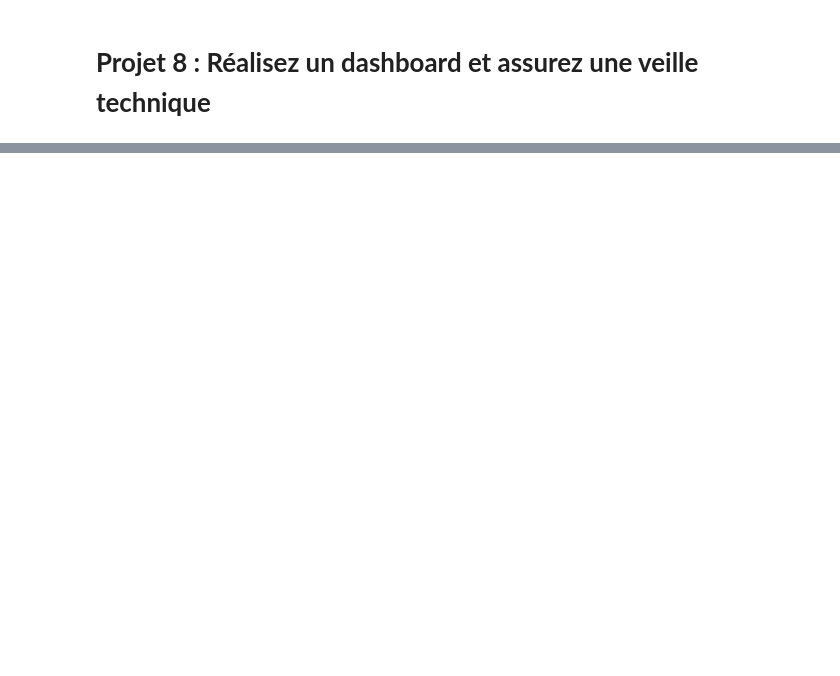
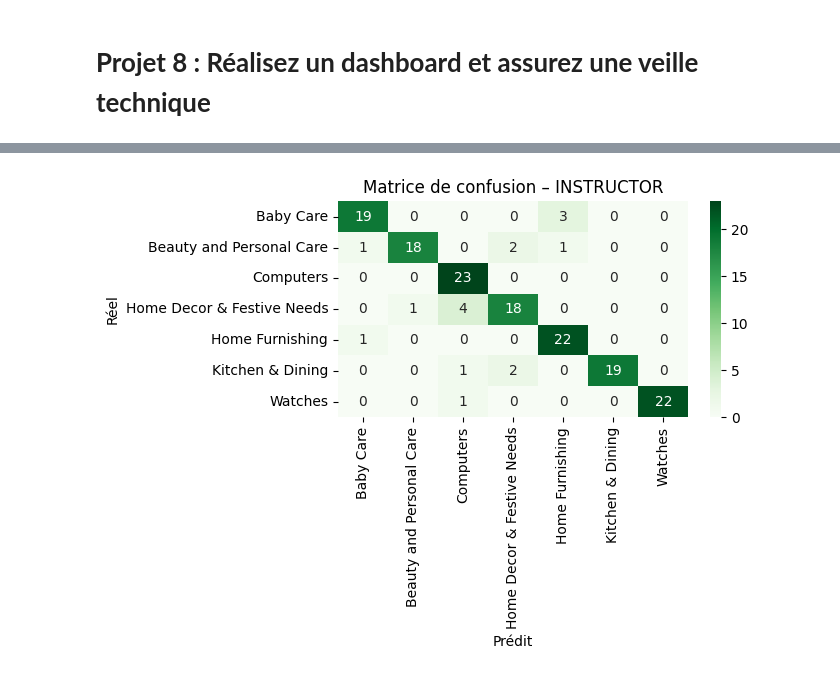
Before and after one commit to MargauxDupeyron/OC-P8-Realisez-un-dashboard-et-assurez-une-veille-technique, a Jupyter notebook: projet8_notebook_veille.ipynb, the cells around one changed output, grey strips where cells are left out. Drawn from its saved outputs; the diff is of its cells as text; code cells hidden in the pictures; blank space fills up the shorter version.

```diff
--- a/projet8_notebook_veille.ipynb
+++ b/projet8_notebook_veille.ipynb
@@ -49,0 +628,15 @@ data.head(3)
+# %%
+clf_sbert = LogisticRegression(
+    max_iter=2000,
+    class_weight="balanced",
+    n_jobs=-1
+)
+
+clf_instr = LogisticRegression(
+    max_iter=2000,
+    class_weight="balanced",
+    n_jobs=-1
+)
+
+clf_sbert.fit(X_train_sbert, y_train)
+clf_instr.fit(X_train_instr, y_train)
@@ -49,0 +645,5 @@ data.head(3)
+# %%
+y_test_pred_instr = clf_instr.predict(X_test_instr)
+
+print("=== INSTRUCTOR ===")
+print(classification_report(y_test, y_test_pred_instr))
@@ -49,0 +665,26 @@ data.head(3)
+# %%
+def plot_confusion_matrix(y_true, y_pred, classes, title):
+    cm = confusion_matrix(y_true, y_pred, labels=classes)
+    plt.figure(figsize=(7, 5))
+    sns.heatmap(
+        cm,
+        annot=True,
+        fmt="d",
+        cmap="Greens",
+        xticklabels=classes,
+        yticklabels=classes
+    )
+    plt.title(title)
+    plt.xlabel("Prédit")
+    plt.ylabel("Réel")
+    plt.tight_layout()
+    plt.show()
+# %%
+plot_confusion_matrix(
+    y_test,
+    y_test_pred_instr,
+    clf_instr.classes_,
+    "Matrice de confusion – INSTRUCTOR"
+)
+# %% [output]
+[figure, added]
```
Also changed, not shown: parts of 70 cells of this notebook, 3 other files.
